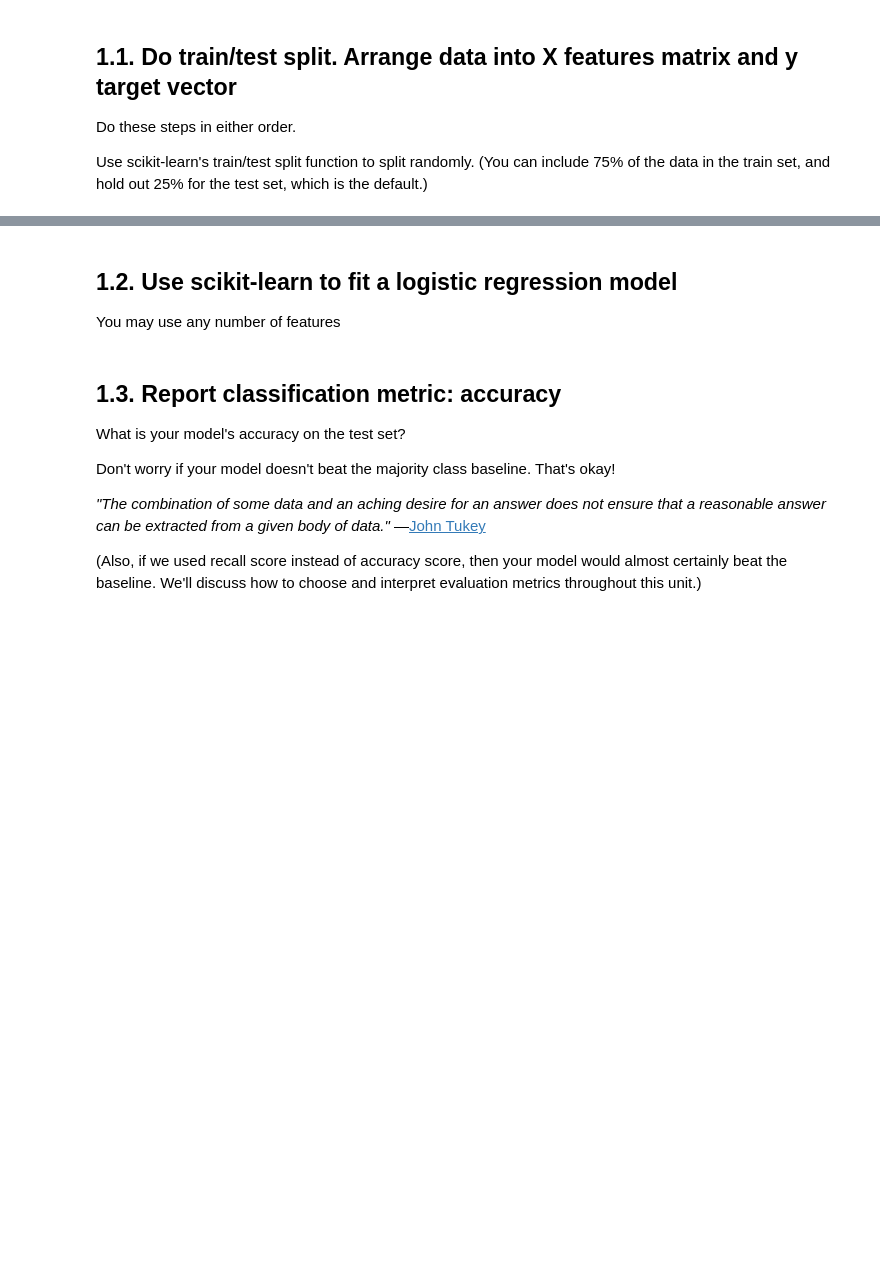
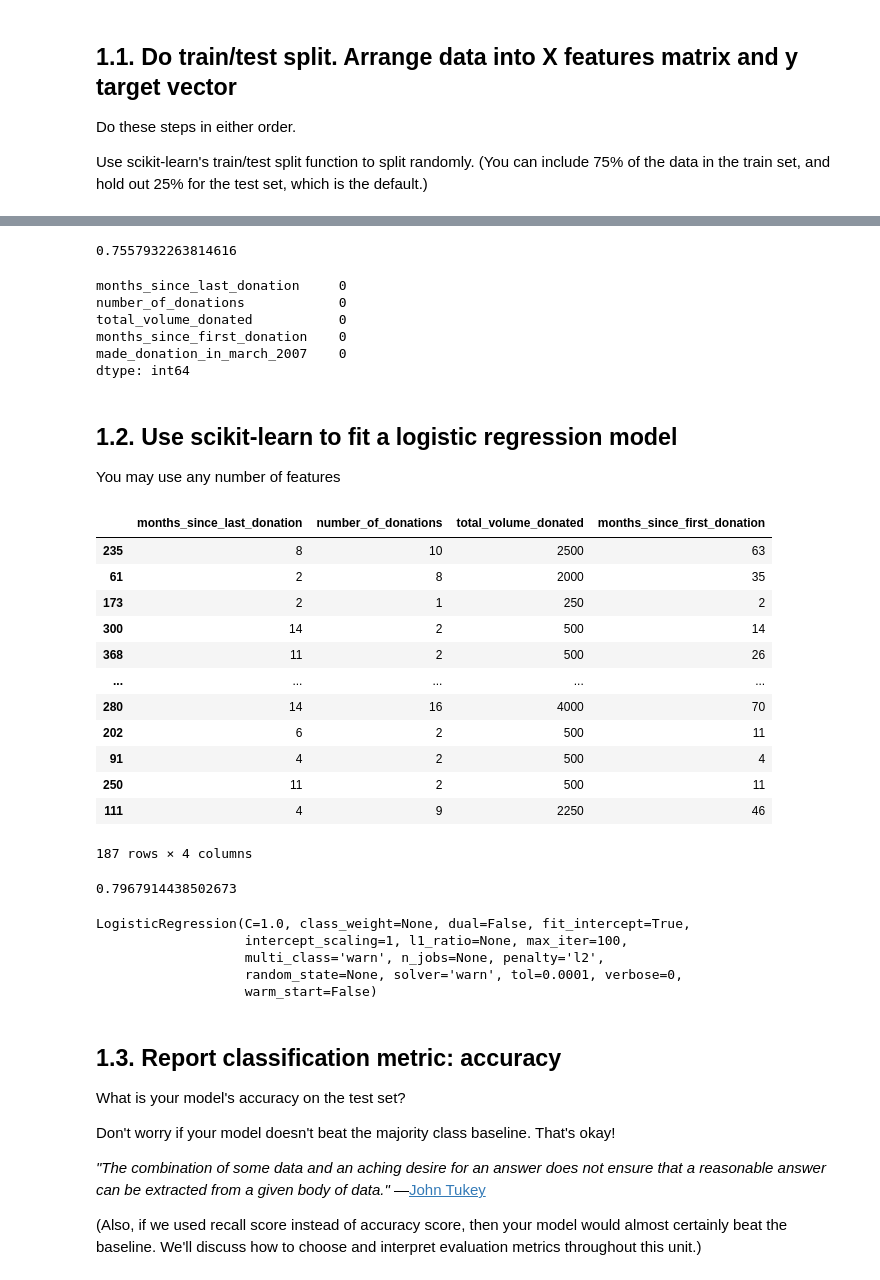
Before and after one commit to johnnykoo84/DS_Sprint_Challenge_5, a Jupyter notebook: DS_Sprint_Challenge_5.ipynb, the cells around one changed output, grey strips where cells are left out. Cells and saved outputs as stored; diff of their text form; code cells hidden in the pictures; blank space fills up the shorter version.

```diff
--- a/DS_Sprint_Challenge_5.ipynb
+++ b/DS_Sprint_Challenge_5.ipynb
@@ -67,3 +89,8 @@ donors['made_donation_in_march_2007'].value_counts(normalize=True)
 Do these steps in either order.
 
 Use scikit-learn's train/test split function to split randomly. (You can include 75% of the data in the train set, and hold out 25% for the test set, which is the default.)
+# %%
+import numpy as np
+from sklearn.model_selection import train_test_split
+
+train, test = train_test_split(donors)
@@ -70,7 +117,72 @@ Use scikit-learn's train/test split function to split randomly. (You can include
+# %%
+# accuracy score with baseline guess
+from sklearn.metrics import accuracy_score
+accuracy_score(y_train, y_pred_train)
+# %% [output]
+0.7557932263814616
+# %%
+# there are no missing values so we don't need imputation
+train.isnull().sum()
+# %% [output]
+months_since_last_donation     0
+number_of_donations            0
+total_volume_donated           0
+months_since_first_donation    0
+made_donation_in_march_2007    0
+dtype: int64
+# %%
+# 1. Import estimator class
+from sklearn.linear_model import LinearRegression
+
+# 2. Instantiate this class
+linear_reg = LinearRegression()
+
+# 3. Arrange X feature matrices
+features = ['months_since_last_donation', 'number_of_donations', 'total_volume_donated', 'months_since_first_donation']
+X_train = train[features]
+X_test = test[features]
 # %% [markdown]
 ## 1.2. Use scikit-learn to fit a logistic regression model
 
 You may use any number of features
+# %%
+X_test
+# %% [output]
+|  | months_since_last_donation | number_of_donations | total_volume_donated | months_since_first_donation |
+| 235 | 8 | 10 | 2500 | 63 |
+| 61 | 2 | 8 | 2000 | 35 |
+| 173 | 2 | 1 | 250 | 2 |
+| 300 | 14 | 2 | 500 | 14 |
+| 368 | 11 | 2 | 500 | 26 |
+| ... | ... | ... | ... | ... |
+| 280 | 14 | 16 | 4000 | 70 |
+| 202 | 6 | 2 | 500 | 11 |
+| 91 | 4 | 2 | 500 | 4 |
+| 250 | 11 | 2 | 500 | 11 |
+| 111 | 4 | 9 | 2250 | 46 |
+187 rows × 4 columns
+# %%
+# 4. Fit the model
+linear_reg.fit(X_train, y_train)
+y_pred_test = linear_reg.predict(X_test)
+y_test = test[target]
+
+# see accuracy for linear regression
+accuracy_score(y_test, y_pred_test.round())
+# %% [output]
+0.7967914438502673
+# %%
+# let's do Logistic Regression
+from sklearn.linear_model import LogisticRegression
+
+log_reg = LogisticRegression()
+log_reg.fit(X_train, y_train)
+# %% [output]
+LogisticRegression(C=1.0, class_weight=None, dual=False, fit_intercept=True,
+                   intercept_scaling=1, l1_ratio=None, max_iter=100,
+                   multi_class='warn', n_jobs=None, penalty='l2',
+                   random_state=None, solver='warn', tol=0.0001, verbose=0,
+                   warm_start=False)
 # %% [markdown]
 ## 1.3. Report classification metric: accuracy
 
```
Also changed, not shown: parts of 8 cells of this notebook.
